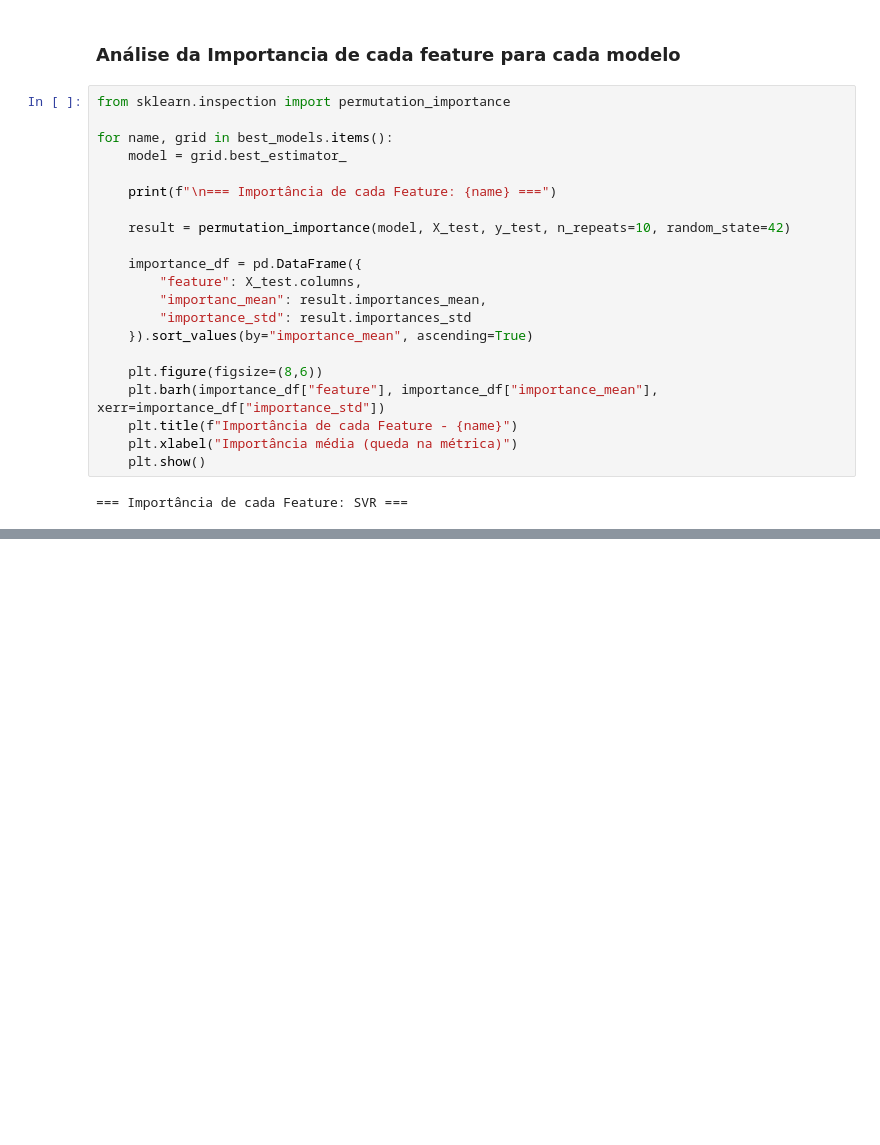
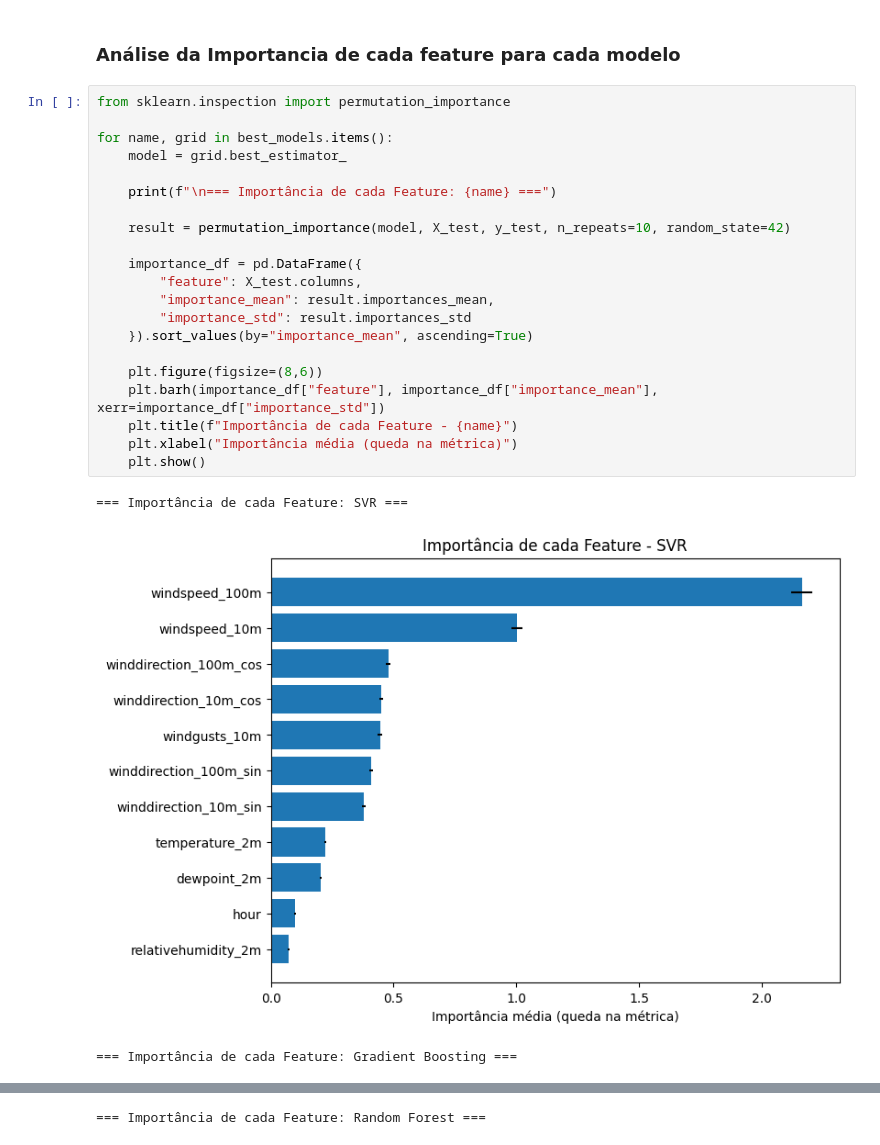
Before and after one commit to mariaclaraps/projeto-ciencia-dos-dados, a Jupyter notebook: notebooks/wind-power-generation-regression.ipynb, the cells around one changed output, grey strips where cells are left out. Saved outputs shown, nothing was run; the diff lists cells and outputs as text; blank space fills up the shorter version.

```diff
--- a/notebooks/wind-power-generation-regression.ipynb
+++ b/notebooks/wind-power-generation-regression.ipynb
@@ -298,23 +298,25 @@ plt.show()
 # %%
 from sklearn.inspection import permutation_importance
 
 for name, grid in best_models.items():
     model = grid.best_estimator_
 
     print(f"\n=== Importância de cada Feature: {name} ===")
 
     result = permutation_importance(model, X_test, y_test, n_repeats=10, random_state=42)
 
     importance_df = pd.DataFrame({
         "feature": X_test.columns,
-        "importanc_mean": result.importances_mean,
+        "importance_mean": result.importances_mean,
         "importance_std": result.importances_std
     }).sort_values(by="importance_mean", ascending=True)
 
     plt.figure(figsize=(8,6))
     plt.barh(importance_df["feature"], importance_df["importance_mean"], xerr=importance_df["importance_std"])
     plt.title(f"Importância de cada Feature - {name}")
     plt.xlabel("Importância média (queda na métrica)")
     plt.show()
 # %% [output]
 === Importância de cada Feature: SVR ===
+[figure, added]
+=== Importância de cada Feature: Gradient Boosting ===
@@ -320,0 +324 @@ for name, grid in best_models.items():
+=== Importância de cada Feature: Random Forest ===
```
Also changed, not shown: parts of 3 cells of this notebook.
